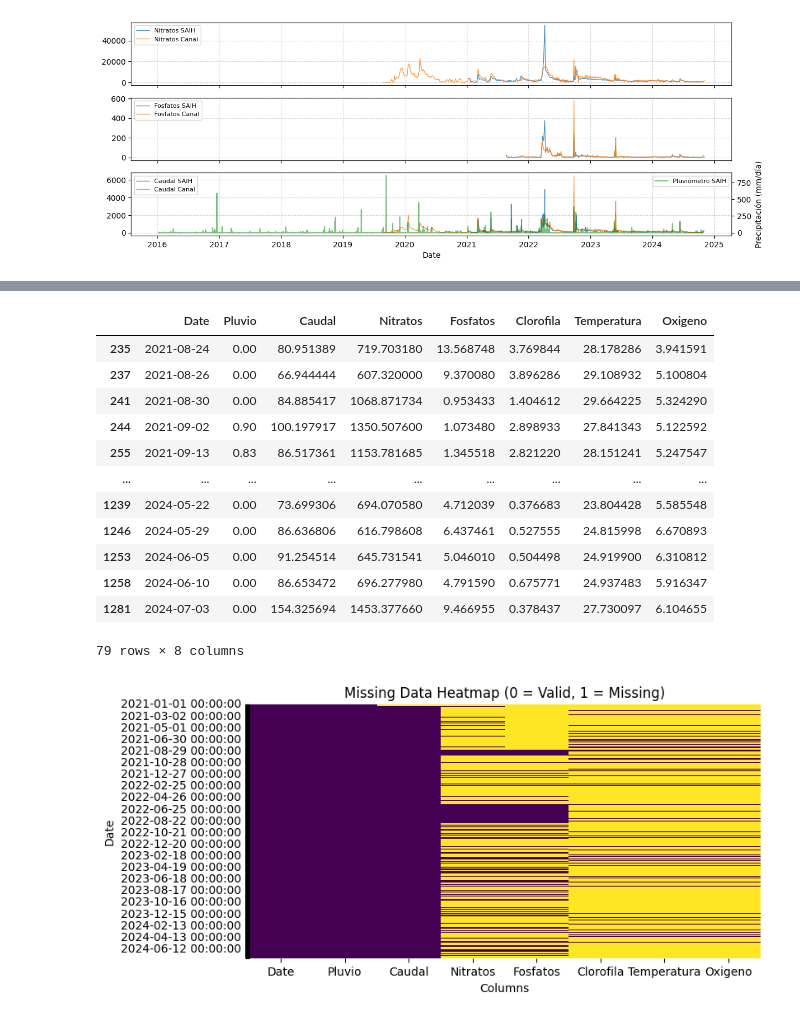
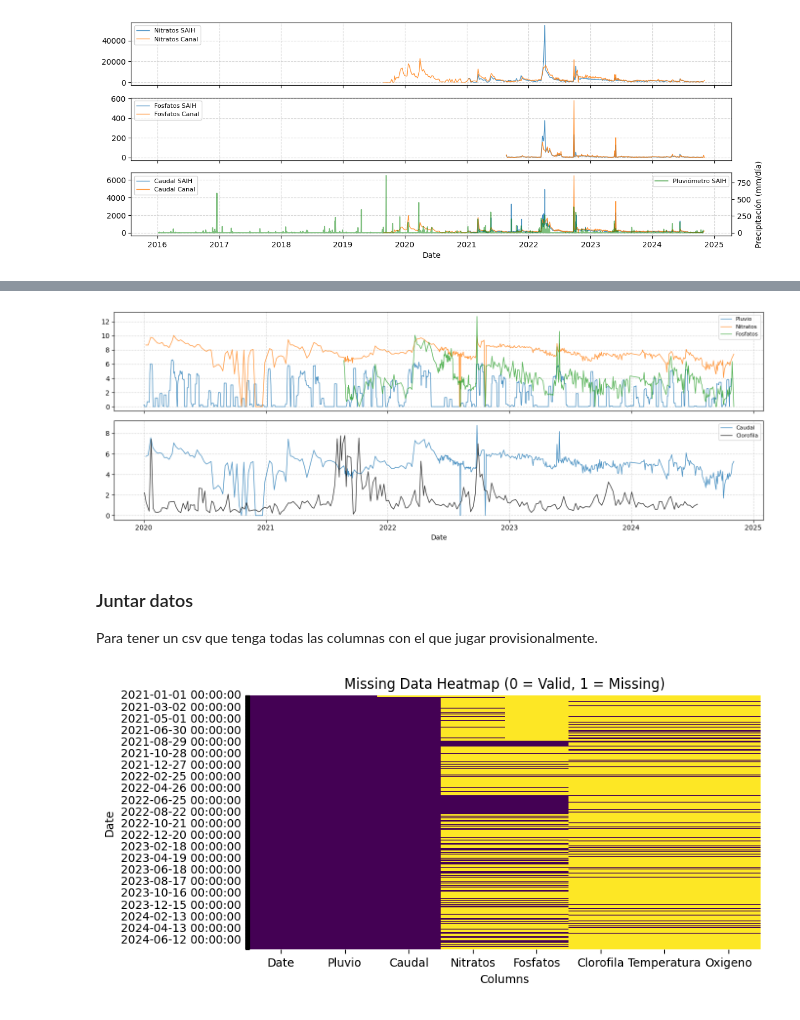
Before and after one commit to Antonio-MI/mar-menor-chl, a Jupyter notebook: Relacion_Pluvio-Nitratos-Temp-Clorofila.ipynb, the cells around one changed output, grey strips where cells are left out. Cells and saved outputs as stored; diff of their text form; code cells hidden in the pictures.

Commit message:
empezado analisis ventana pluvios

```diff
--- a/Relacion_Pluvio-Nitratos-Temp-Clorofila.ipynb
+++ b/Relacion_Pluvio-Nitratos-Temp-Clorofila.ipynb
@@ -441,0 +400,6 @@ memory usage: 29.3 KB
+# %%
+df_pluvio_acc = df_pluvio.copy()
+# %%
+df_pluvio_acc["rolling_7"] = df_pluvio_acc["Total"].rolling(7).sum()
+#cond = df_pluvio_acc['rolling_7'] != 0
+#df_pluvio_acc['prec_acum'] = df_pluvio_acc['Total'].cumsum() #-merge_1['total_prec'].cumsum().where(~cond).ffill()
@@ -442,3 +446,40 @@ memory usage: 29.3 KB
+# %%
+fig, ax = plt.subplots(figsize=(14, 5), nrows=2, ncols=1, sharex=True)
+
+start_date = '2020-01-01'
+series1 = df_pluvio_acc.set_index("Date")["rolling_7"]
+pluvio_scaled = np.log1p(series1)
+pluvio_scaled = pluvio_scaled[pluvio_scaled.index >= start_date]
+nitratos_scaled = nitratos_scaled[nitratos_scaled.index >= start_date]
+fosfatos_scaled = fosfatos_scaled[fosfatos_scaled.index >= start_date]
+caudal_scaled = caudal_scaled[caudal_scaled.index >= start_date]
+temperatura_scaled = temperatura_scaled[temperatura_scaled.index >= start_date]
+clorofila_scaled = clorofila_scaled[clorofila_scaled.index >= start_date]
+oxigeno_scaled = oxigeno_scaled[oxigeno_scaled.index >= start_date]
+
+ax[0].plot(pluvio_scaled.index, pluvio_scaled, label=f'Pluvio', linewidth=1, alpha = 0.8)
+ax[0].plot(nitratos_scaled.index, nitratos_scaled, label=f'Nitratos', linewidth=1, alpha = 0.8)
+ax[0].plot(fosfatos_scaled.index, fosfatos_scaled, label=f'Fosfatos', linewidth=1, alpha = 0.8)
+ax[1].plot(caudal_scaled.index, caudal_scaled, label=f'Caudal', linewidth=1, alpha = 0.8)
+# ax[1].plot(temperatura_scaled.index, temperatura_scaled, label=f'Temperatura', linewidth=1, alpha = 0.8, color = "grey")
+ax[1].plot(clorofila_scaled.index, clorofila_scaled, label=f'Clorofila', linewidth=1, alpha = 0.8, color="black")
+# ax[0].plot(oxigeno_scaled.index, oxigeno_scaled, label=f'Oxigeno', linewidth=1, alpha = 0.8, color="purple")
+
+ax[0].set_title("")
+ax[1].set_xlabel('Date')
+ax[0].legend(loc='upper right', fontsize=8)
+ax[1].legend(loc='upper right', fontsize=8)
+ax[0].grid(True, linestyle = '--', alpha = 0.5)
+ax[1].grid(True, linestyle = '--', alpha = 0.5)
+
+
+fig.tight_layout()
+# %% [output]
+[figure, added]
+# %% [markdown]
+### Juntar datos
+
+Para tener un csv que tenga todas las columnas con el que jugar provisionalmente.
 # %%
 date_index = pd.date_range(start='2021-01-01', end='2024-07-30')
 base_df = pd.DataFrame({'Date': date_index})
@@ -450,22 +491,6 @@ merged_df = merged_df.merge(saih_fosfatos, on='Date', how='left').rename(columns
 merged_df = merged_df.merge(dataframes_boya_CTD7["CTD7_Clorofila"][["Date", "0.5"]], on='Date', how='left').rename(columns={"0.5":"Clorofila"})
 merged_df = merged_df.merge(dataframes_boya_CTD7["CTD7_Temperatura"][["Date", "0.5"]], on='Date', how='left').rename(columns={"0.5":"Temperatura"})
 merged_df = merged_df.merge(dataframes_boya_CTD7["CTD7_Oxigeno"][["Date", "0.5"]], on='Date', how='left').rename(columns={"0.5":"Oxigeno"})
-# %%
-merged_df.dropna()
-# %% [output]
-|  | Date | Pluvio | Caudal | Nitratos | Fosfatos | Clorofila | Temperatura | Oxigeno |
-| 235 | 2021-08-24 | 0.00 | 80.951389 | 719.703180 | 13.568748 | 3.769844 | 28.178286 | 3.941591 |
-| 237 | 2021-08-26 | 0.00 | 66.944444 | 607.320000 | 9.370080 | 3.896286 | 29.108932 | 5.100804 |
-| 241 | 2021-08-30 | 0.00 | 84.885417 | 1068.871734 | 0.953433 | 1.404612 | 29.664225 | 5.324290 |
-| 244 | 2021-09-02 | 0.90 | 100.197917 | 1350.507600 | 1.073480 | 2.898933 | 27.841343 | 5.122592 |
-| 255 | 2021-09-13 | 0.83 | 86.517361 | 1153.781685 | 1.345518 | 2.821220 | 28.151241 | 5.247547 |
-| ... | ... | ... | ... | ... | ... | ... | ... | ... |
-| 1239 | 2024-05-22 | 0.00 | 73.699306 | 694.070580 | 4.712039 | 0.376683 | 23.804428 | 5.585548 |
-| 1246 | 2024-05-29 | 0.00 | 86.636806 | 616.798608 | 6.437461 | 0.527555 | 24.815998 | 6.670893 |
-| 1253 | 2024-06-05 | 0.00 | 91.254514 | 645.731541 | 5.046010 | 0.504498 | 24.919900 | 6.310812 |
-| 1258 | 2024-06-10 | 0.00 | 86.653472 | 696.277980 | 4.791590 | 0.675771 | 24.937483 | 5.916347 |
-| 1281 | 2024-07-03 | 0.00 | 154.325694 | 1453.377660 | 9.466955 | 0.378437 | 27.730097 | 6.104655 |
-79 rows × 8 columns
 # %%
 # Create a binary map: 0 for valid (non-NaN), 1 for missing (NaN)
 binary_map = merged_df.isna().astype(int)
```
Also changed, not shown: parts of 9 cells of this notebook, 2 other files.
